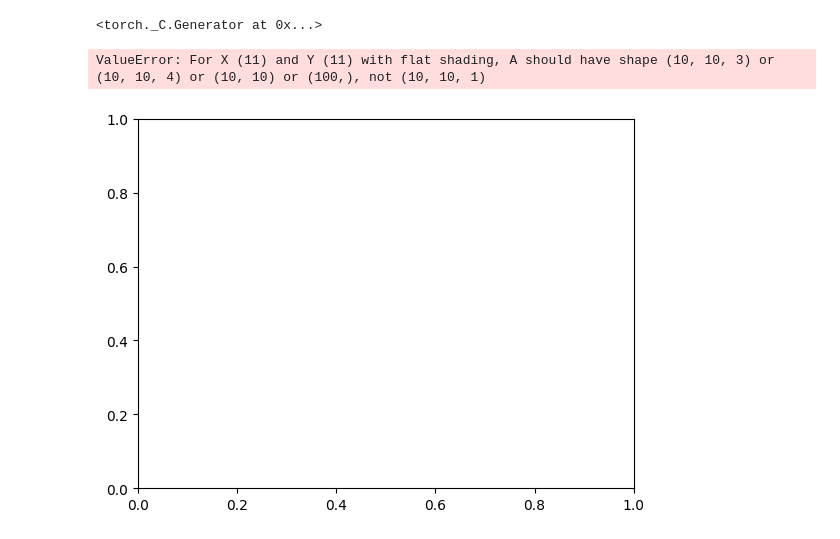
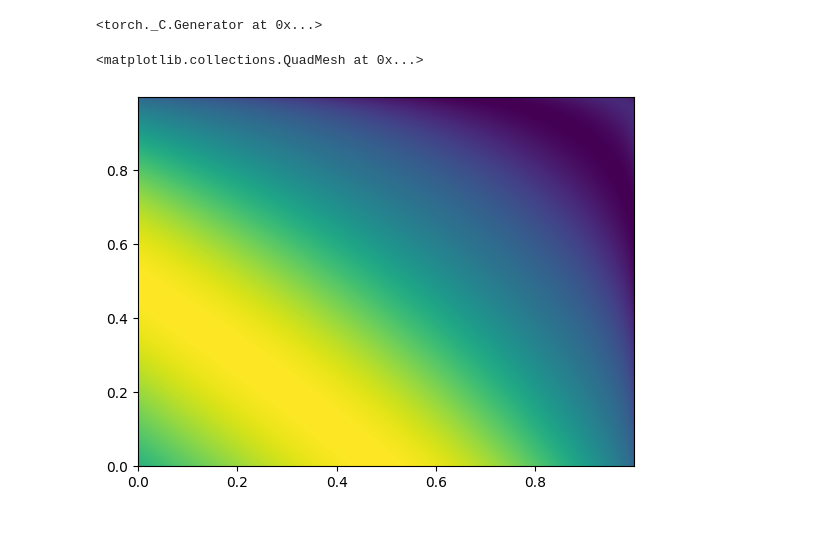
Before and after one commit to GabrieleRolleri/qhack24, a Jupyter notebook: dqc_2d.ipynb, the cells around one changed output. Drawn from its saved outputs; the diff is of its cells as text; code cells hidden in the pictures.

```diff
--- a/dqc_2d.ipynb
+++ b/dqc_2d.ipynb
@@ -63,7 +79,7 @@ fm_y = feature_map(
 ansatz = hea(n_qubits = n_qubits, depth = depth)
 
 # Observable
-observable = Z(0)
+observable = add(Z(i) for i in range(n_qubits))
 
 circuit = QuantumCircuit(n_qubits, chain(fm_x, fm_y, ansatz))
 model = QNN(circuit = circuit, observable = observable, inputs = ["x", "y"])
@@ -92,21 +108,17 @@ for epoch in range(n_epochs):
 # %%
 import matplotlib.pyplot as plt
 import numpy as np
 
-def f_exact(x: torch.Tensor) -> torch.Tensor:
-    return (x**4 + (1/3)*x**3 - x**2 - 0.5*x) + 10
-
-
 # result_exact = f_exact(x_test).flatten()
-x = torch.arange(xmin, xmax, 0.1)
+x = torch.arange(xmin, xmax, 0.001)
 xy_test = torch.cartesian_prod(x, x)
 
 X, Y = torch.meshgrid(x, x)
 
-result_model = model(xy_test).detach().unflatten(0,(10,10))
+result_model = model(xy_test).detach().unflatten(0,(x.shape[0], x.shape[0]))
 
 # plt.plot(x_test, result_exact, label = "Exact solution")
-plt.pcolormesh(X, Y, result_model, label = " Trained model")
+plt.pcolormesh(X.detach().numpy(), Y.detach().numpy(), result_model.squeeze(2).detach().numpy(), label = " Trained model")
 # %% [output]
-ValueError: For X (11) and Y (11) with flat shading, A should have shape (10, 10, 3) or (10, 10, 4) or (10, 10) or (100,), not (10, 10, 1)
+<matplotlib.collections.QuadMesh at 0x...>
-[figure, old version]
+[figure, new version]
```
Also changed, not shown: parts of 2 cells of this notebook.
